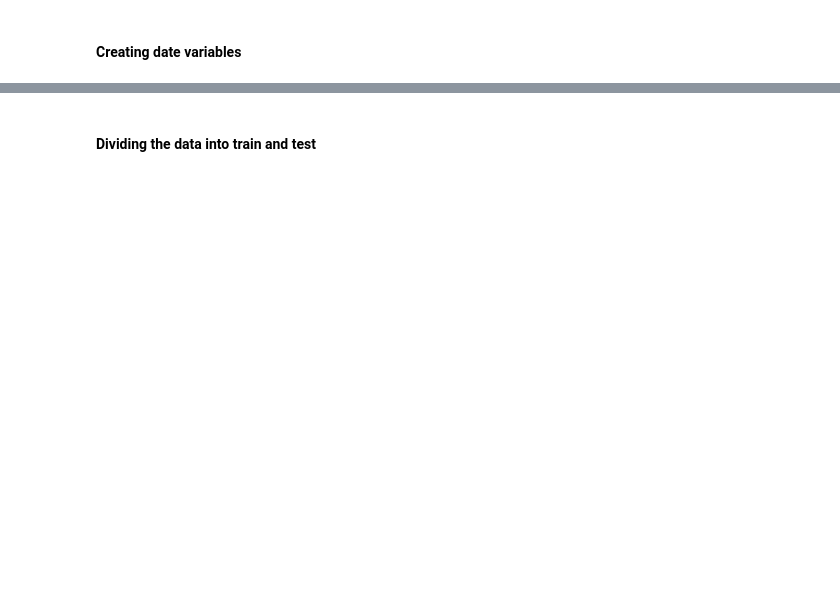
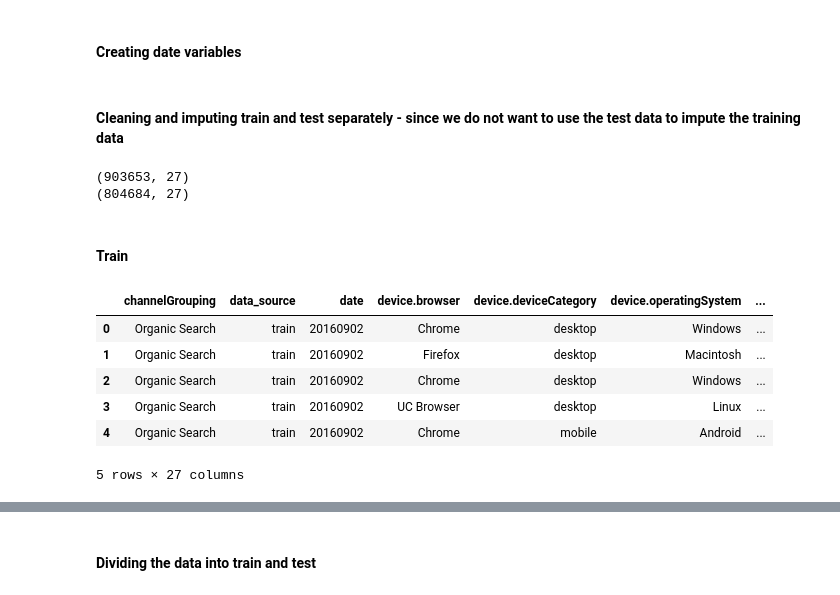
Before and after one commit to Beanefeather/sys6018-competition-revenue-prediction, a Jupyter notebook: MRK/kaggle.ipynb, the cells around one changed output, grey strips where cells are left out. Drawn from its saved outputs; the diff is of its cells as text; code cells hidden in the pictures; blank space fills up the shorter version.

```diff
--- a/MRK/kaggle.ipynb
+++ b/MRK/kaggle.ipynb
@@ -79,8 +100,8 @@ drop_columns = [each for each in drop_columns if each != 'totals.transactionReve
 # %% [markdown]
 #### Response variable
 # %%
-train['totals.transactionRevenue'] = pd.to_numeric(train['totals.transactionRevenue'])
-train['totals.transactionRevenue'].describe()
+all_data['totals.transactionRevenue'] = pd.to_numeric(all_data['totals.transactionRevenue'])
+all_data['totals.transactionRevenue'].describe()
 # %% [output]
 count    1.151500e+04
 mean     1.337448e+08
@@ -116,3 +115,3 @@ train_test_split   function     <function train_test_split at 0x...>
 # %%
-train_upd = train.drop(drop_columns, axis = 1)
+all_data_upd = all_data.drop(drop_columns, axis = 1)
 # %%
@@ -180,6 +140,29 @@ trafficSource.source
 # %% [markdown]
 #### Creating date variables
 # %%
-train_upd['year'] = train_upd.date.apply(lambda x: int(str(x)[0:4]))
-train_upd['month'] = train_upd.date.apply(lambda x: int(str(x)[4:6]))
-train_upd['day'] = train_upd.date.apply(lambda x: int(str(x)[6:8]))
+all_data_upd['year'] = all_data_upd.date.apply(lambda x: int(str(x)[0:4]))
+all_data_upd['month'] = all_data_upd.date.apply(lambda x: int(str(x)[4:6]))
+all_data_upd['day'] = all_data_upd.date.apply(lambda x: int(str(x)[6:8]))
+# %% [markdown]
+#### Cleaning and imputing train and test separately - since we do not want to use the test data to impute the training data
+# %%
+train_upd = all_data_upd[all_data_upd.data_source == 'train']
+test_upd = all_data_upd[all_data_upd.data_source == 'test']
+
+print(train_upd.shape)
+print(test_upd.shape)
+# %% [output]
+(903653, 27)
+(804684, 27)
+# %% [markdown]
+#### Train
+# %%
+train_upd.head()
+# %% [output]
+|  | channelGrouping | data_source | date | device.browser | device.deviceCategory | device.operatingSystem | ... |
+| 0 | Organic Search | train | 20160902 | Chrome | desktop | Windows | ... |
+| 1 | Organic Search | train | 20160902 | Firefox | desktop | Macintosh | ... |
+| 2 | Organic Search | train | 20160902 | Chrome | desktop | Windows | ... |
+| 3 | Organic Search | train | 20160902 | UC Browser | desktop | Linux | ... |
+| 4 | Organic Search | train | 20160902 | Chrome | mobile | Android | ... |
+5 rows × 27 columns
```
Also changed, not shown: parts of 45 cells of this notebook.
